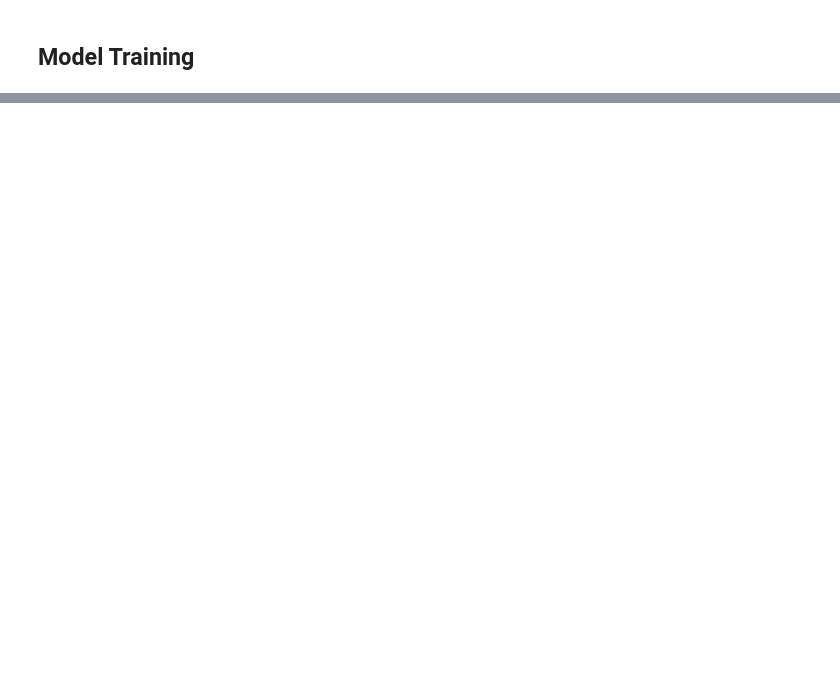
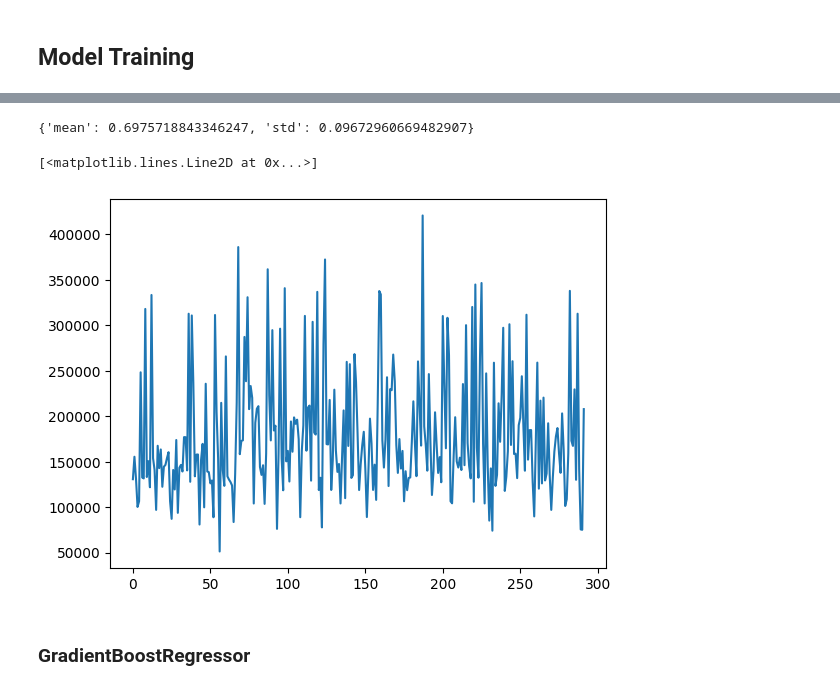
Before and after one commit to Khadimou/SalesPriceML, a Jupyter notebook: modelisation.ipynb, the cells around one changed output, grey strips where cells are left out. Saved outputs shown, nothing was run; the diff lists cells and outputs as text; code cells hidden in the pictures; blank space fills up the shorter version.

```diff
--- a/modelisation.ipynb
+++ b/modelisation.ipynb
@@ -101,4 +115,4 @@ def print_metrics(metrics_dict):
 # %%
-trainX, testX, trainY, testY = preprocess_data(df_work,final_feature)
+trainX, testX, trainY, testY, x,y= preprocess_data(df_work,final_features)
 trainX.shape, testY.shape
 # %% [output]
@@ -106,3 +119,0 @@ trainX.shape, testY.shape
-# %%
-rf = RandomForestRegressor()
-y_pred = rf.fit(trainX, trainY).predict(testX)
@@ -136,0 +126,15 @@ print(models)
+# %%
+def fit_models(model,df_arg,feature, model_name):
+    train_test_metrics = {}
+    cross_val_dict={}
+    trainX, testX, trainY, testY, X, y= preprocess_data(df_arg,feature)
+    model_fit = model.fit(trainX,trainY)
+    y_pred =model_fit.predict(testX)
+    train_pred = model_fit.predict(trainX)
+    train_test_metrics["Train"]=get_metrics(trainY,train_pred)
+    train_test_metrics["Test"]=get_metrics(testY,y_pred)
+    cv_score =cross_val_score(model,X,y, cv=10)
+    cross_val_dict["mean"] =np.mean(cv_score)
+    cross_val_dict["std"] = np.std(cv_score)
+    pickle.dump(model, open(f"models/{model_name}", 'wb'))
+    return y_pred,train_pred,pd.DataFrame.from_dict(train_test_metrics),cross_val_dict
@@ -136,0 +143,3 @@ print(models)
+# %%
+rf_pred, rf_train_pred, rf_metrics, rf_cv_score =fit_models(RandomForestRegressor(),df_work,final_features, "randomForest.pkl")
+rf_metrics
@@ -136,0 +152,11 @@ print(models)
+# %%
+rf_cv_score
+# %% [output]
+{'mean': 0.6975718843346247, 'std': 0.09672960669482907}
+# %%
+plt.plot(rf_pred)
+# %% [output]
+[<matplotlib.lines.Line2D at 0x...>]
+[figure, added]
+# %% [markdown]
+### GradientBoostRegressor
```
Also changed, not shown: parts of 34 cells of this notebook, 22 other files.
